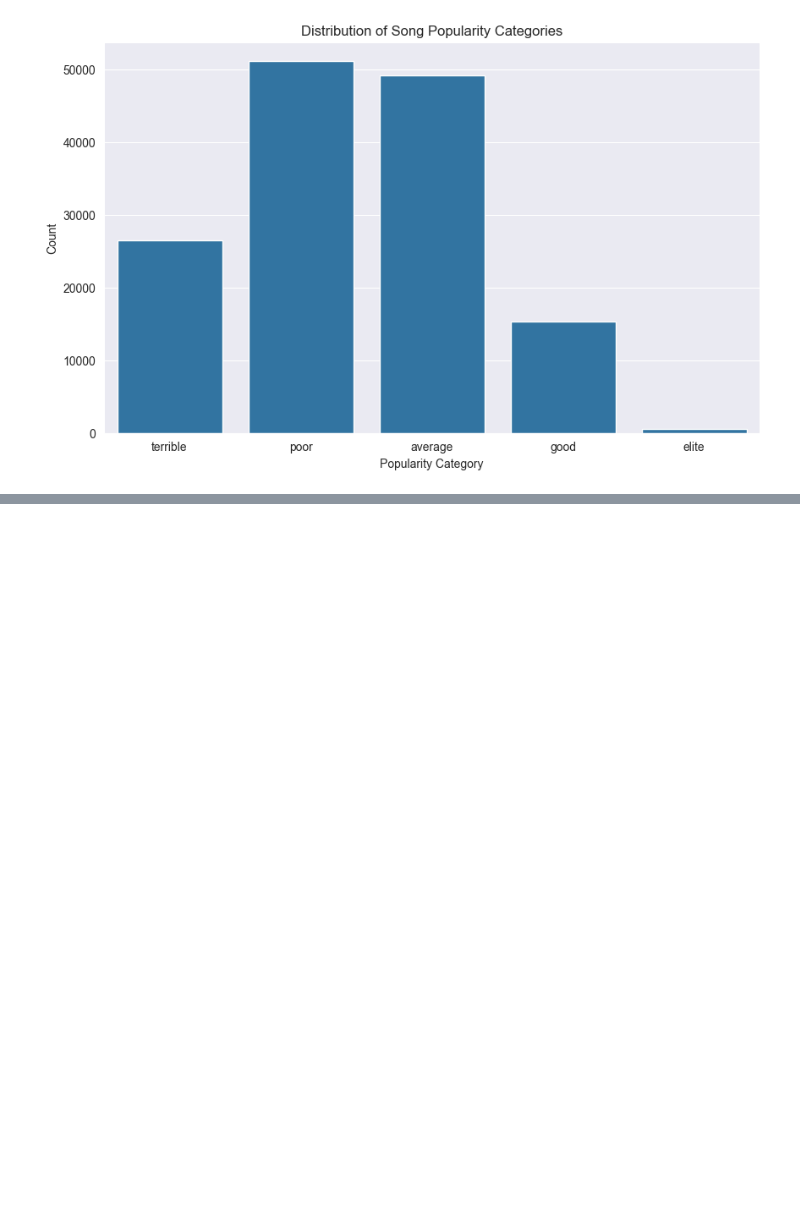
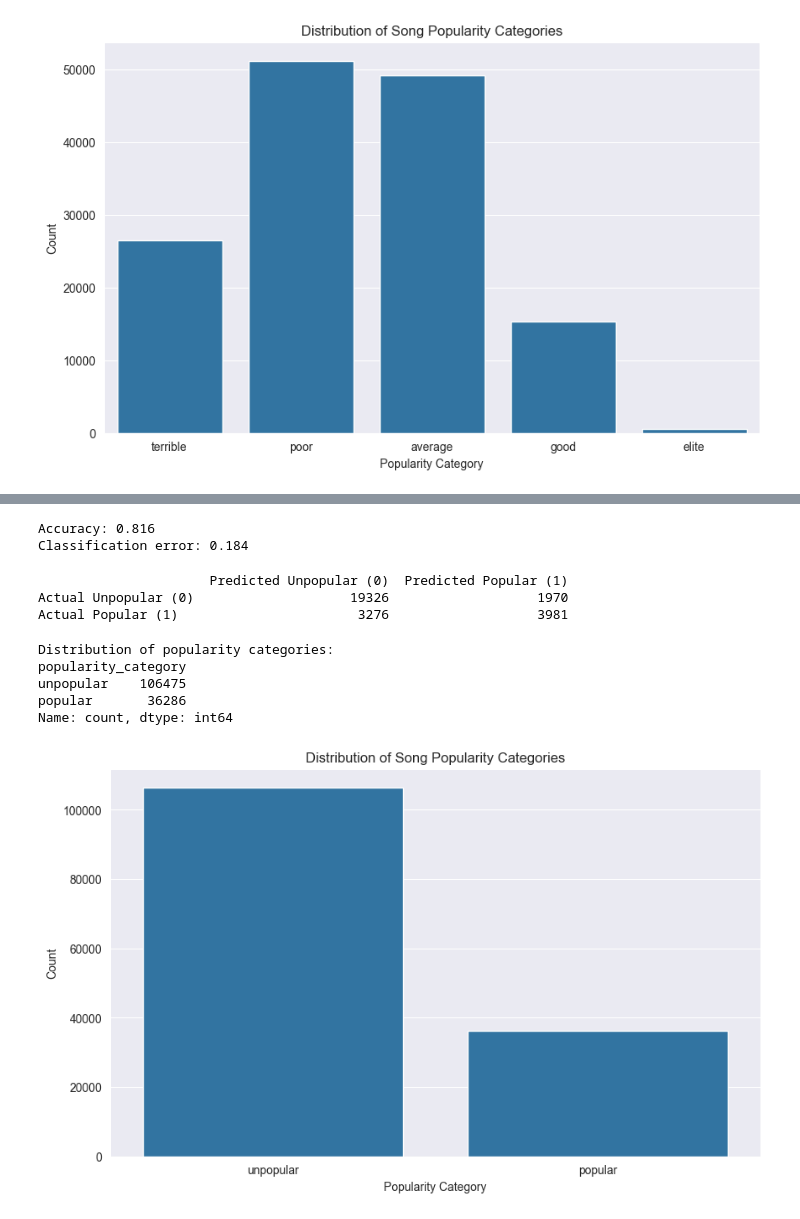
Before and after one commit to CameronOldweiler/DataProjects, a Jupyter notebook: Project2.ipynb, the cells around one changed output, grey strips where cells are left out. Drawn from its saved outputs; the diff is of its cells as text; code cells hidden in the pictures; blank space fills up the shorter version.

```diff
--- a/Project2.ipynb
+++ b/Project2.ipynb
@@ -520,0 +652,19 @@ Name: count, dtype: int64
+# %%
+Spotify['Popularity_Label'] = np.where(Spotify['popularity'] > 50, 1, 0)
+
+feature_cols = [
+    'year',
+    'instrumentalness',
+    'liveness',
+    'acousticness',
+    'speechiness',
+    'danceability',
+    'mode',
+    'loudness',
+    'energy',
+    'valence',
+    'tempo'
+]
+
+X = Spotify[feature_cols]
+y = Spotify['Popularity_Label']
@@ -520,0 +710,50 @@ Name: count, dtype: int64
+# %%
+acc = accuracy_score(y_test, y_pred)
+error_rate = 1 - acc
+
+print(f"Accuracy: {acc:.3f}")
+print(f"Classification error: {error_rate:.3f}")
+# %% [output]
+Accuracy: 0.816
+Classification error: 0.184
+# %%
+# y_test and y_pred from your model
+cm = confusion_matrix(y_test, y_pred)
+# cm layout: [[TN, FP],
+#             [FN, TP]]
+
+cm_df = pd.DataFrame(
+    cm,
+    index=['Actual Unpopular (0)', 'Actual Popular (1)'],
+    columns=['Predicted Unpopular (0)', 'Predicted Popular (1)']
+)
+
+print(cm_df)
+# %% [output]
+                      Predicted Unpopular (0)  Predicted Popular (1)
+Actual Unpopular (0)                    19326                   1970
+Actual Popular (1)                       3276                   3981
+# %%
+# Create popularity categories
+Spotify['popularity_category'] = pd.cut(Spotify['popularity'],
+                                      bins=[-float('inf'), 50, float('inf')],
+                                      labels=['unpopular', 'popular'])
+
+# Display the distribution of the categories
+print("\nDistribution of popularity categories:")
+print(Spotify['popularity_category'].value_counts())
+
+# Create a bar plot to visualize the distribution
+plt.figure(figsize=(10, 6))
+sns.countplot(data=Spotify, x='popularity_category')
+plt.title('Distribution of Song Popularity Categories')
+plt.xlabel('Popularity Category')
+plt.ylabel('Count')
+plt.show()
+# %% [output]
+Distribution of popularity categories:
+popularity_category
+unpopular    106475
+popular       36286
+Name: count, dtype: int64
+[figure, added]
```
Also changed, not shown: parts of 21 cells of this notebook.
